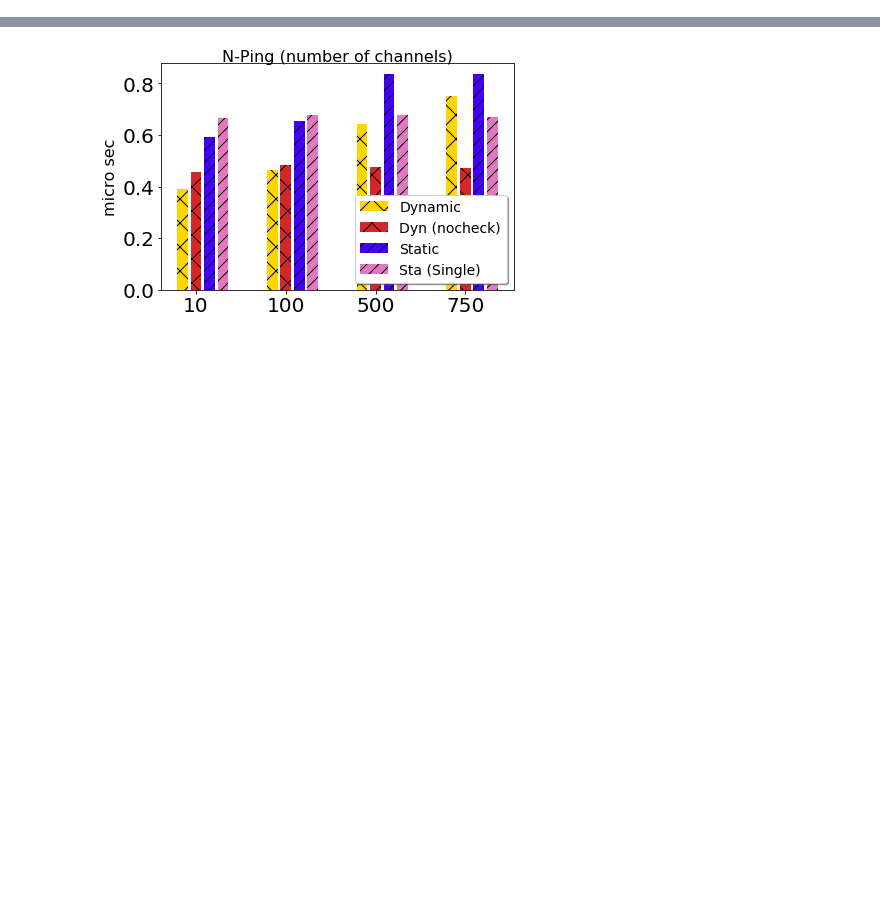
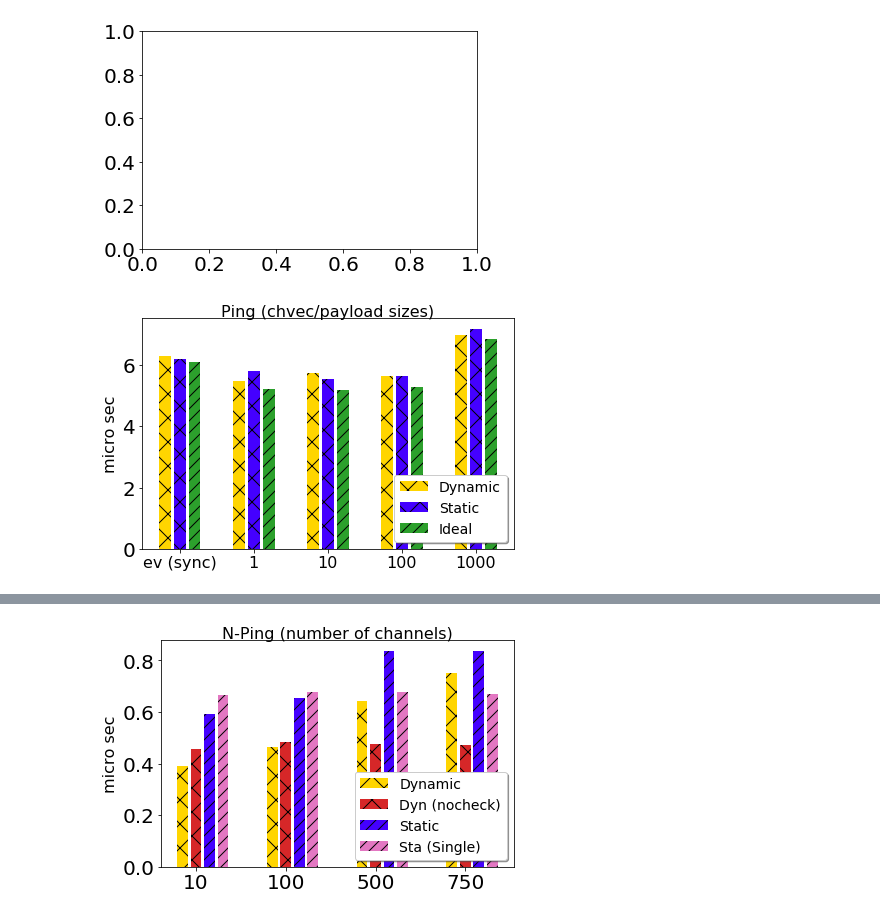
Before and after one commit to keigoi/ocaml-mpst, a Jupyter notebook: benchmark/graphs/Graphs.ipynb, the cells around one changed output, grey strips where cells are left out. Saved outputs shown, nothing was run; the diff lists cells and outputs as text; code cells hidden in the pictures; blank space fills up the shorter version.

```diff
--- a/benchmark/graphs/Graphs.ipynb
+++ b/benchmark/graphs/Graphs.ipynb
@@ -54,6 +56,78 @@ bare = load_sexp('../bare_pingpong/results/table_sexp.txt')
 nping = load_sexp('../nping/results/table_sexp.txt')
 cham = load_sexp('../chameleons/results/table_sexp.txt')
 champ = load_sexp('../chameleons/results_pipes/table_sexp.txt')
+# %%
+
+def show_graph4(axes, ax, width, colwidth, x_labels, d1,lab1,d2,lab2,d3,lab3,d4,lab4):
+    x = np.arange(len(x_labels))
+    ax.bar(x, d1, colwidth, color=dyn_color, label=lab1, error_kw={'ecolor':'black',
+                              'linewidth':2,'capthick':2}, hatch='x')
+    ax.bar(x + width, d2, colwidth, color=sta_color, label=lab2, error_kw={'ecolor':'black',
+                              'linewidth':2,'capthick':2}, hatch='x')
+    ax.bar(x + width * 2, d3, colwidth, color=bare_color, label=lab3, error_kw={'ecolor':'black',
+                              'linewidth':2,'capthick':2}, hatch='//')
+    if lab4!='':
+        ax.bar(x + width * 3, d4, colwidth, color=cps_color, label=lab4, error_kw={'ecolor':'black',
+                              'linewidth':2,'capthick':2}, hatch='//')
+
+    ax.set_xticks(x + width)
+    ax.set_xticklabels(x_labels, fontsize=16)
+
+def mkdataIdx(dic, kind, labels):
+    return [dic[kind+':'+x]['time_per_run_nanos']/1000 for x in labels]
+
+def mkdata(dic, kind):
+    return [dic[kind]['time_per_run_nanos'] /1000]
+
+def show_ipc():
+
+    #fig, axes = plt.subplots(1, 2, gridspec_kw={'width_ratios': [2, 3]}, squeeze = False)
+    #(ax0, ax) = axes[0][0], axes[0][1]
+
+    fig, axes = plt.subplots(ncols=1, nrows=1, squeeze = False)
+    ax = axes[0][0]
+
+    width = 0.20
+
+    def tmp():
+        show_graph4(axes, ax0, width, width*0.8,
+                  ["ev"],
+                  mkdata(ping,'ev_dynamic'), 'Dynamic',
+                  mkdata(ping,'ev_static'), 'Static',
+                  mkdata(bare,'ev_bare_nowrapper'), 'Ideal',
+                  mkdata(bare,'ev_bare_cps'), 'CPS',
+                  )
+
+    xlabs = ['1', '10', '100', '1000']
+    zero = [0.0 for x in xlabs]
+
+    show_graph4(axes, ax, width, width*0.8,
+              ['ev (sync)'] + xlabs,
+              mkdata(ping,'ev_dynamic') + mkdataIdx(ping,'ipc_dynamic',xlabs), 'Dynamic',
+              mkdata(ping,'ev_static') + mkdataIdx(ping,'ipc_static',xlabs), 'Static',
+              mkdata(bare,'ev_bare_nowrapper') + mkdataIdx(bare,'ipc-bare_ideal',xlabs), 'Ideal',
+#              mkdata(bare,'ev_bare_cps') + zero, 'CPS'
+#              mkdata(ping,'ev_static_untyped') + zero, 'Static(Uni)'
+              zero+[0.0], ''
+              )
+
+    ax.set_title ('Ping (chvec/payload sizes)', fontsize=16, y=0.98)
+    ax.set_ylabel('micro sec', fontsize=16)
+    legend = ax.legend(loc='lower right', shadow=True, fontsize=14)
+    legend.get_frame().set_facecolor('#FFFFFF')
+
+
+    plt.tight_layout()
+    #make_space_above(axes, topmargin=0.4)
+
+    plt.savefig('pingpong_ipc.pdf', format='pdf', pad_inches=0)
+    plt.show()
+
+
+show_ipc()
+# %% [output]
+[figure, added]
+[figure, added]
 # %%
 def show_pingpong():
     sta = [
```
Also changed, not shown: parts of 5 cells of this notebook, 1 other file.
